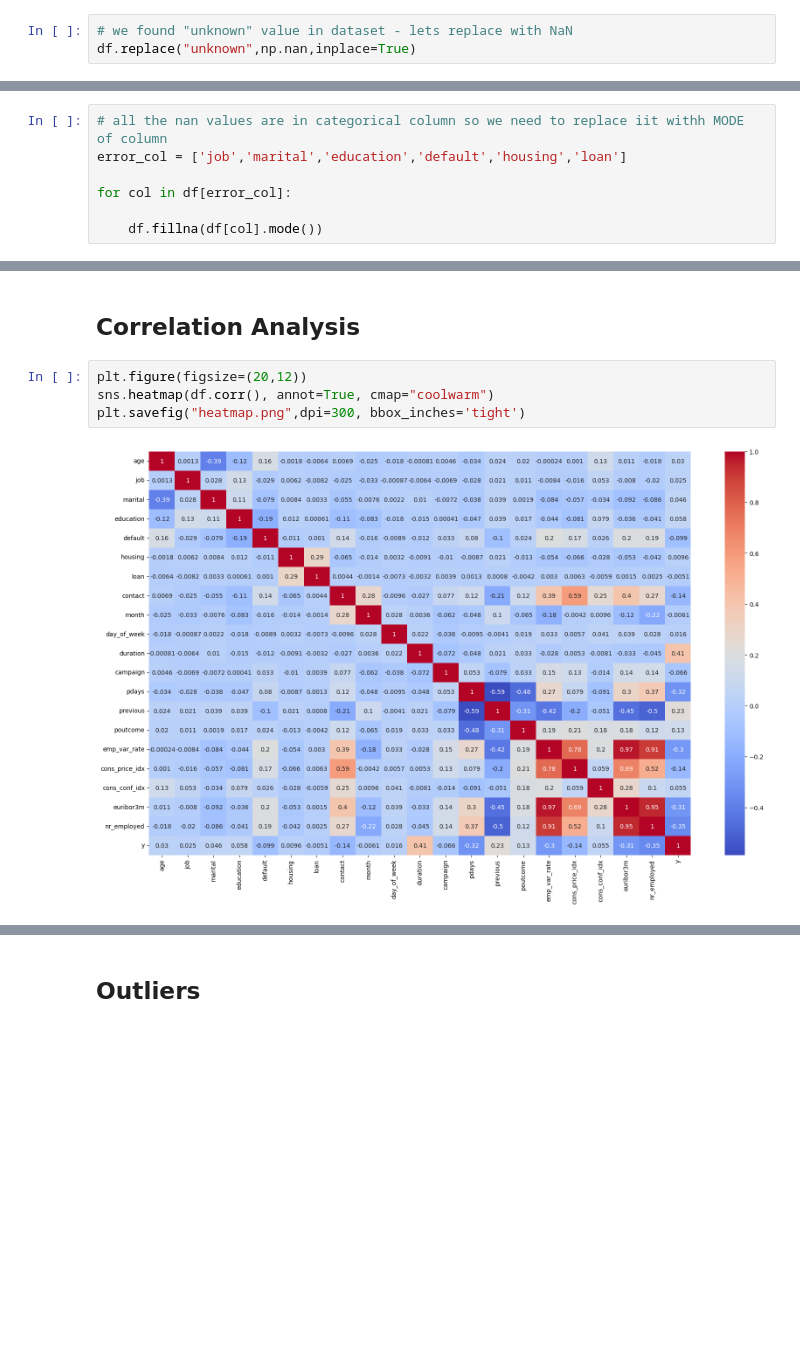
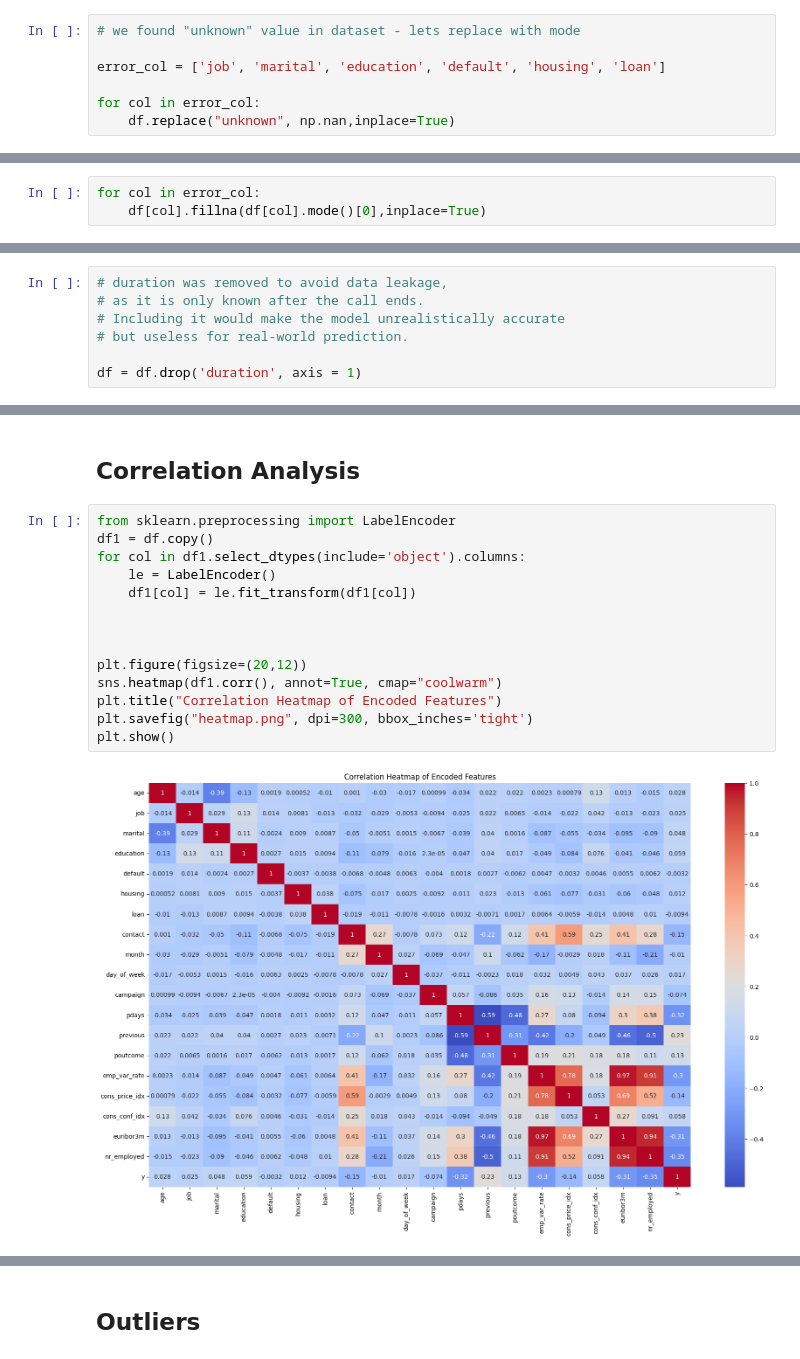
Before and after one commit to CodeWithMilind/Data-Science---Github, a Jupyter notebook: Internship/PRCP-1000-Portuges Bank/Data/EDA.ipynb, the cells around one changed output, grey strips where cells are left out. Drawn from its saved outputs; the diff is of its cells as text; blank space fills up the shorter version.

```diff
--- a/Internship/PRCP-1000-Portuges Bank/Data/EDA.ipynb
+++ b/Internship/PRCP-1000-Portuges Bank/Data/EDA.ipynb
@@ -99,7 +99,11 @@ nr.employed          0
 y                    0
 dtype: int64
 # %%
-# we found "unknown" value in dataset - lets replace with NaN
-df.replace("unknown",np.nan,inplace=True)
+# we found "unknown" value in dataset - lets replace with mode
+
+error_col = ['job', 'marital', 'education', 'default', 'housing', 'loan']
+
+for col in error_col:
+    df.replace("unknown", np.nan,inplace=True)
 # %%
 df.isnull().sum()
@@ -124,7 +125,0 @@ dtype: int64
-# %%
-# all the nan values are in categorical column so we need to replace iit withh MODE of column
-error_col = ['job','marital','education','default','housing','loan']
-
-for col in df[error_col]:
-
-    df.fillna(df[col].mode())
@@ -151,3 +126,6 @@ dtype: int64
+# %%
+for col in error_col:
+    df[col].fillna(df[col].mode()[0],inplace=True)
 # %%
 # check unique values
 # print(df['day_of_week'].unique())
@@ -168,6 +146,13 @@ month  :  ['may', 'jun', 'jul', 'aug', 'oct', 'nov', 'dec', 'mar', 'apr', 'sep']
 day_of_week  :  ['mon', 'tue', 'wed', 'thu', 'fri']
 poutcome  :  ['nonexistent', 'failure', 'success']
 y  :  ['no', 'yes']
+# %%
+# duration was removed to avoid data leakage,
+# as it is only known after the call ends.
+# Including it would make the model unrealistically accurate
+# but useless for real-world prediction.
+
+df = df.drop('duration', axis = 1)
 # %%
 df.columns = df.columns.str.strip().str.lower().str.replace('.','_')
 # %%
@@ -334,8 +368,18 @@ dtype: float64
 # %% [markdown]
 ## Correlation Analysis
 # %%
+from sklearn.preprocessing import LabelEncoder
+df1 = df.copy()
+for col in df1.select_dtypes(include='object').columns:
+    le = LabelEncoder()
+    df1[col] = le.fit_transform(df1[col])
+
+
+
 plt.figure(figsize=(20,12))
-sns.heatmap(df.corr(), annot=True, cmap="coolwarm")
-plt.savefig("heatmap.png",dpi=300, bbox_inches='tight')
+sns.heatmap(df1.corr(), annot=True, cmap="coolwarm")
+plt.title("Correlation Heatmap of Encoded Features")
+plt.savefig("heatmap.png", dpi=300, bbox_inches='tight')
+plt.show()
 # %% [output]
-[figure, old version]
+[figure, new version]
```
Also changed, not shown: parts of 58 cells of this notebook, 8 other files.
